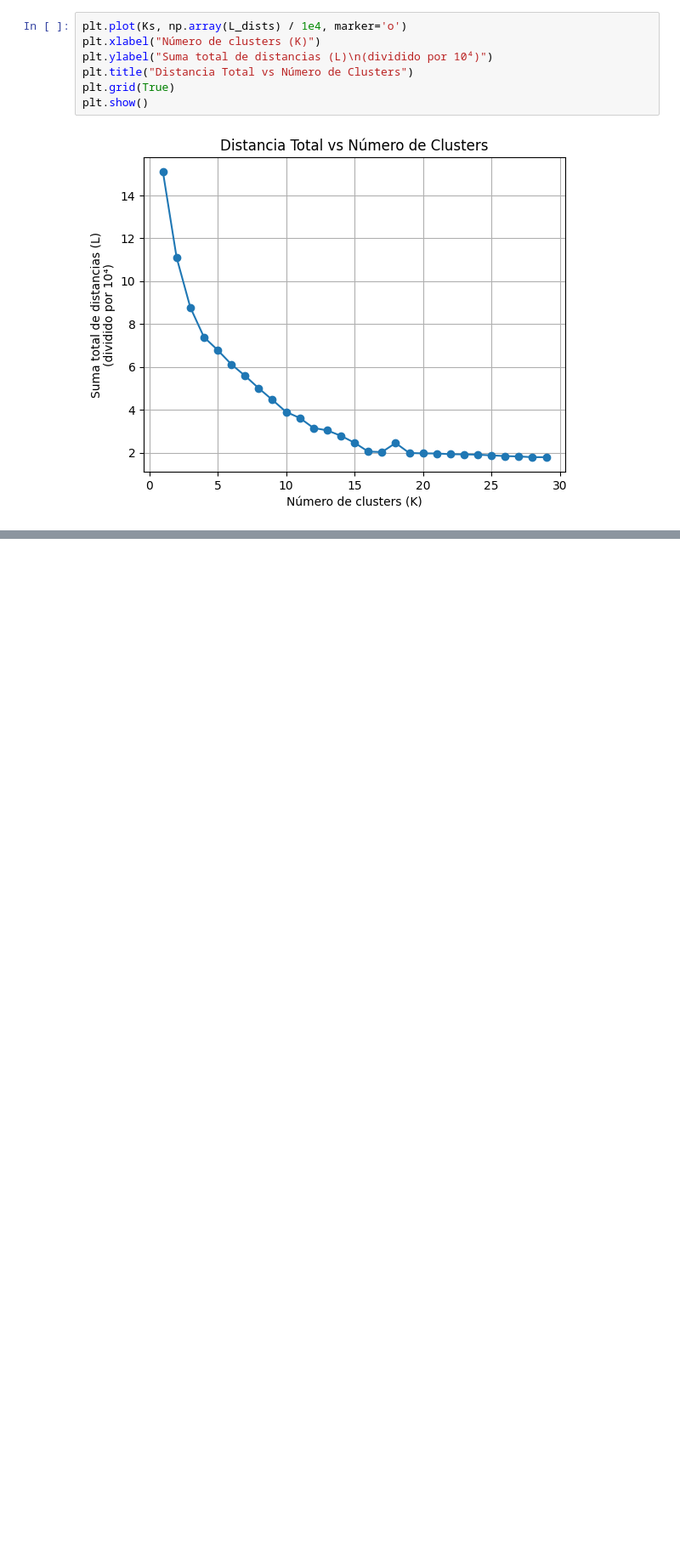
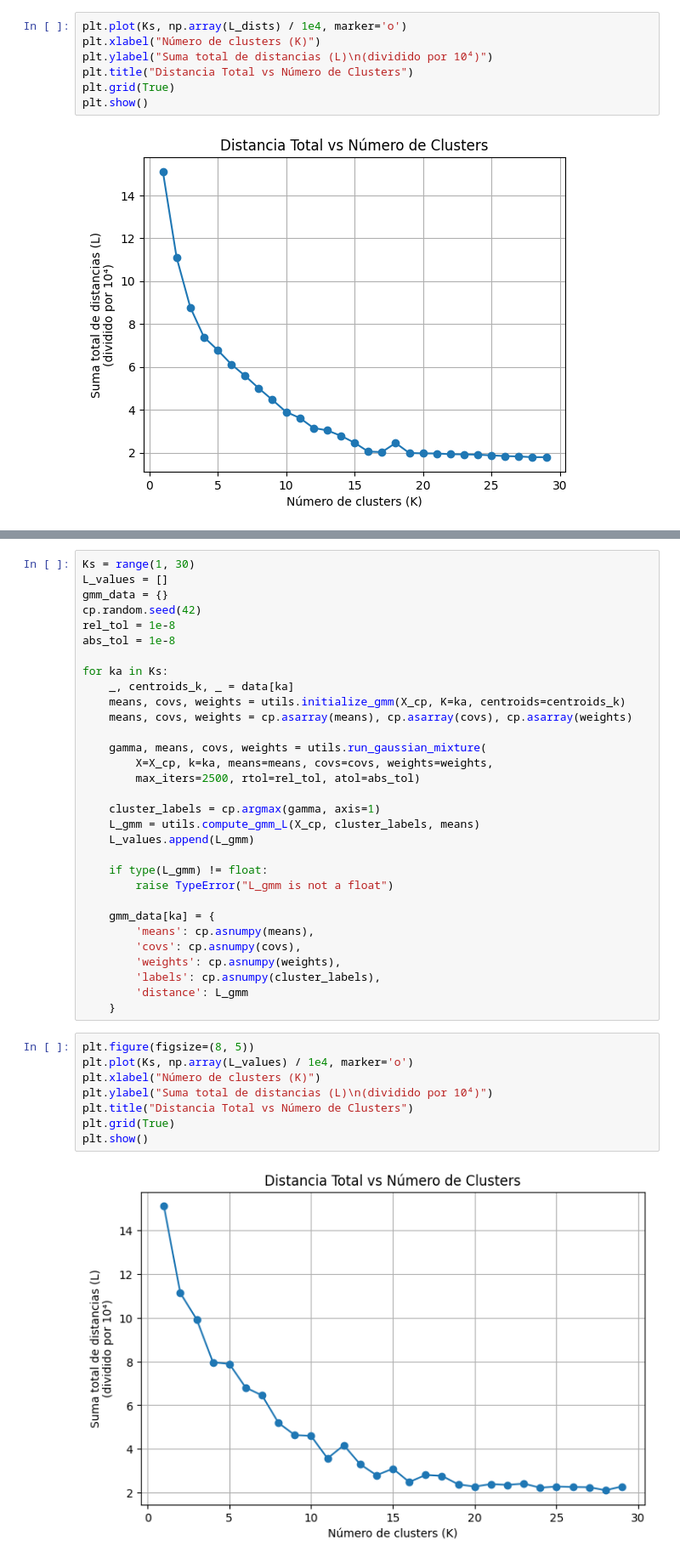
Before and after one commit to manumei/ML-TP4, a Jupyter notebook: Meiriño_Manuel_Notebook.ipynb, the cells around one changed output, grey strips where cells are left out. Shown at 85% size. Saved outputs shown, nothing was run; the diff lists cells and outputs as text; blank space fills up the shorter version.

```diff
--- a/Meiriño_Manuel_Notebook.ipynb
+++ b/Meiriño_Manuel_Notebook.ipynb
@@ -197,0 +291,41 @@ Creo que en base a estos resultados, voy con...
+# %%
+Ks = range(1, 30)
+L_values = []
+gmm_data = {}
+cp.random.seed(42)
+rel_tol = 1e-8
+abs_tol = 1e-8
+
+for ka in Ks:
+    _, centroids_k, _ = data[ka]
+    means, covs, weights = utils.initialize_gmm(X_cp, K=ka, centroids=centroids_k)
+    means, covs, weights = cp.asarray(means), cp.asarray(covs), cp.asarray(weights)
+
+    gamma, means, covs, weights = utils.run_gaussian_mixture(
+        X=X_cp, k=ka, means=means, covs=covs, weights=weights,
+        max_iters=2500, rtol=rel_tol, atol=abs_tol)
+
+    cluster_labels = cp.argmax(gamma, axis=1)
+    L_gmm = utils.compute_gmm_L(X_cp, cluster_labels, means)
+    L_values.append(L_gmm)
+
+    if type(L_gmm) != float:
+        raise TypeError("L_gmm is not a float")
+
+    gmm_data[ka] = {
+        'means': cp.asnumpy(means),
+        'covs': cp.asnumpy(covs),
+        'weights': cp.asnumpy(weights),
+        'labels': cp.asnumpy(cluster_labels),
+        'distance': L_gmm
+    }
+# %%
+plt.figure(figsize=(8, 5))
+plt.plot(Ks, np.array(L_values) / 1e4, marker='o')
+plt.xlabel("Número de clusters (K)")
+plt.ylabel("Suma total de distancias (L)\n(dividido por 10⁴)")
+plt.title("Distancia Total vs Número de Clusters")
+plt.grid(True)
+plt.show()
+# %% [output]
+[figure, added]
```
Also changed, not shown: parts of 18 cells of this notebook, 2 other files.
